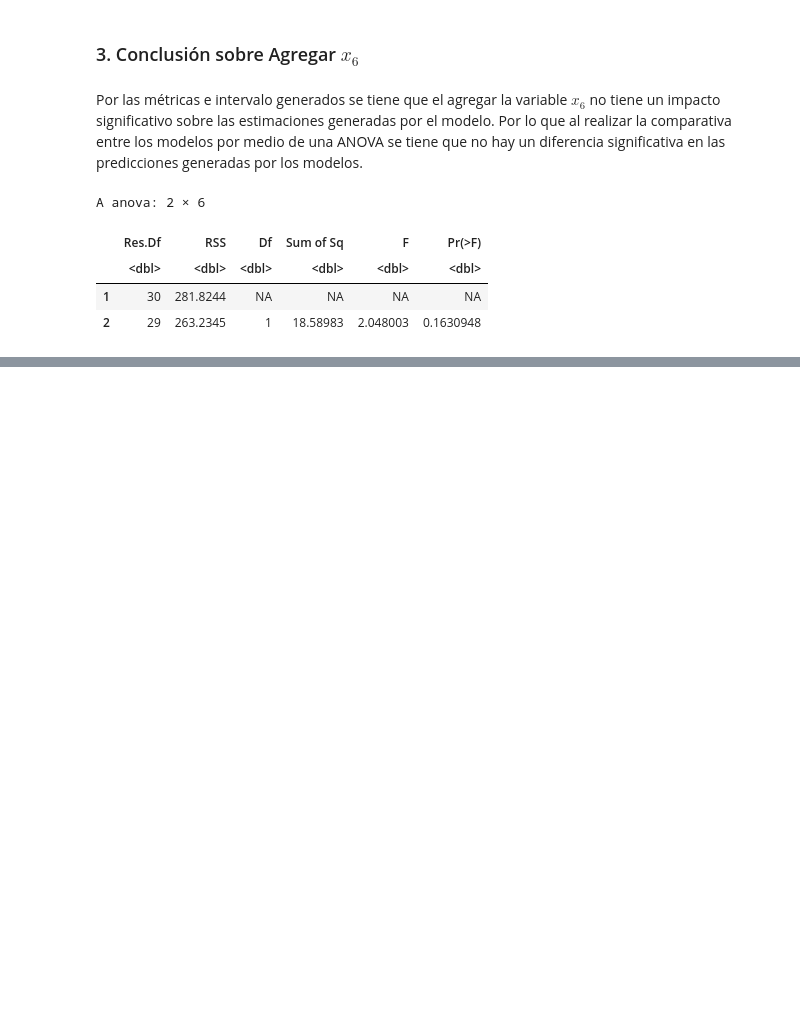
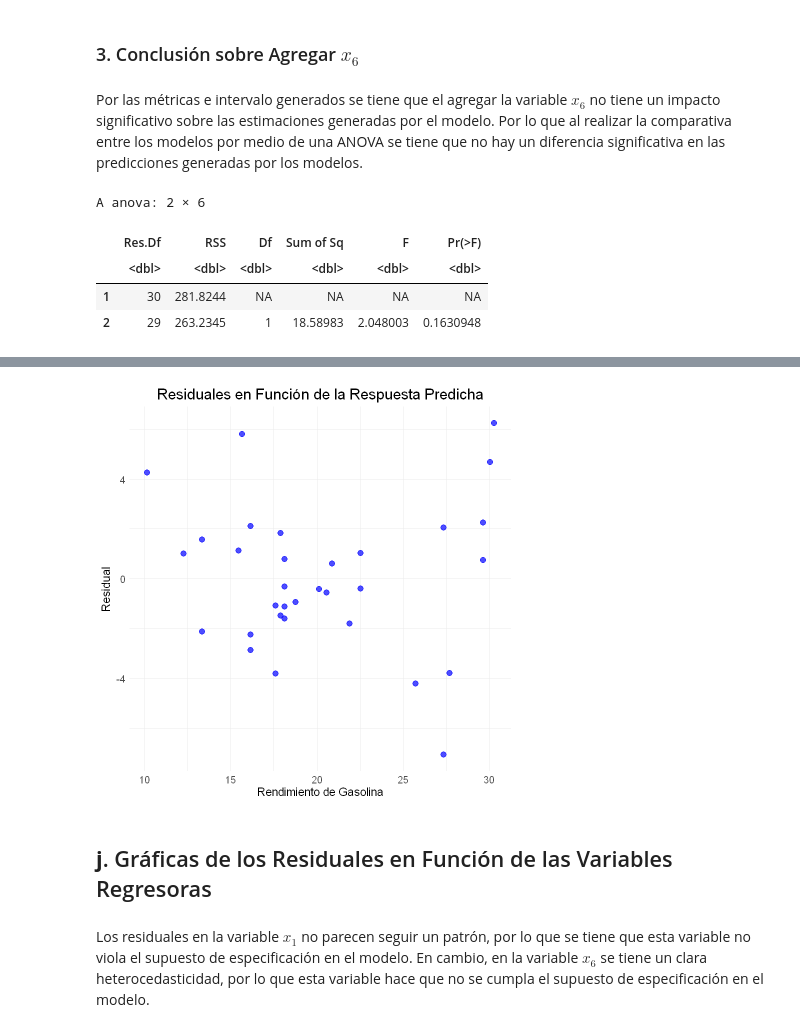
Before and after one commit to alexisuaguilaru/EstadisticaMultivariada, a Jupyter notebook: RegresionMultiple/Tareas/Tarea_02.ipynb, the cells around one changed output, grey strips where cells are left out. Cells and saved outputs as stored; diff of their text form; code cells hidden in the pictures; blank space fills up the shorter version.

```diff
--- a/RegresionMultiple/Tareas/Tarea_02.ipynb
+++ b/RegresionMultiple/Tareas/Tarea_02.ipynb
@@ -522,0 +578,38 @@ A anova: 2 × 6
+# %%
+PlotPredictResiduals <- function(
+    LinearModel,
+    TargetName
+)
+{
+    PlotData <- data.frame(
+        Fitted = fitted(LinearModel),
+        Residuals = residuals(LinearModel)
+    )
+
+
+    plot <- ggplot(PlotData,aes(x=Fitted,y=Residuals)) +
+        geom_point(alpha=0.7,color='blue',size=3) +
+        labs(
+            title = 'Residuales en Función de la Respuesta Predicha',
+            x = TargetName,
+            y = 'Residual'
+        ) +
+        theme_minimal() +
+        theme(
+            plot.title = element_text(hjust=0.5,size=18),
+            axis.text = element_text(size=12),
+            axis.title = element_text(size=14)
+        )
+
+    return(plot)
+}
+# %%
+# Plot
+
+PlotPredictResiduals(LinearModel,'Rendimiento de Gasolina')
+# %% [output]
+[figure, added]
+# %% [markdown]
+## **j**. Gráficas de los Residuales en Función de las Variables Regresoras
+# %% [markdown]
+Los residuales en la variable $x_1$ no parecen seguir un patrón, por lo que se tiene que esta variable no viola el supuesto de especificación en el modelo. En cambio, en la variable $x_6$ se tiene un clara heterocedasticidad, por lo que esta variable hace que no se cumpla el supuesto de especificación en el modelo.
```
Also changed, not shown: parts of 9 cells of this notebook, 2 other files.
